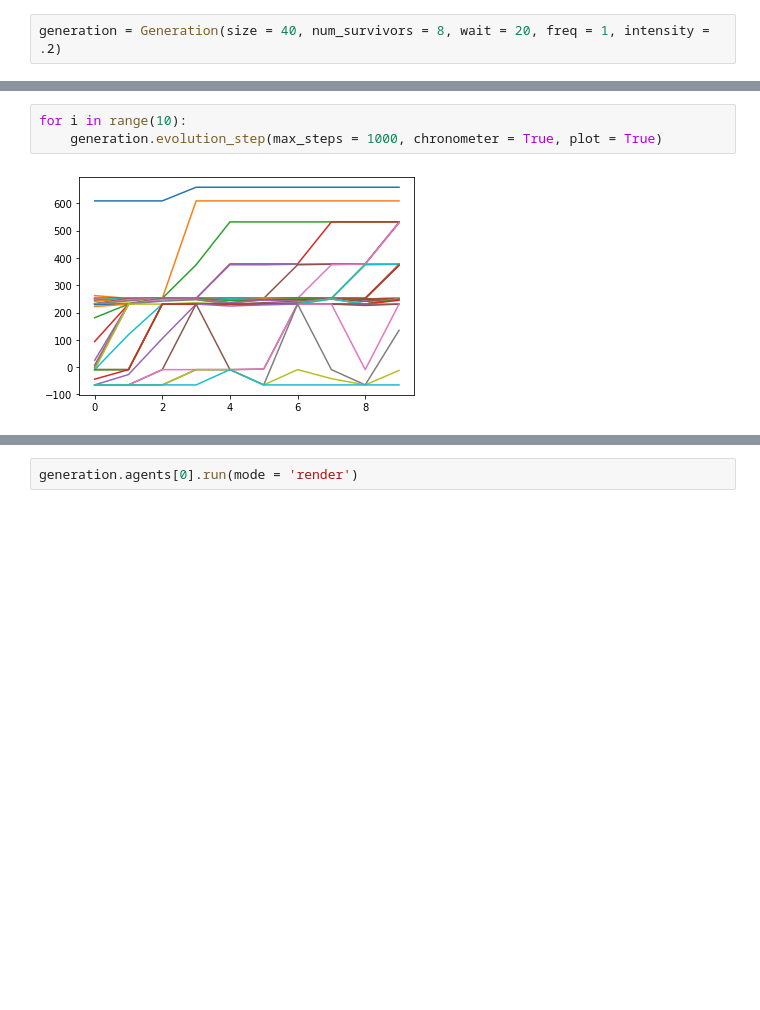
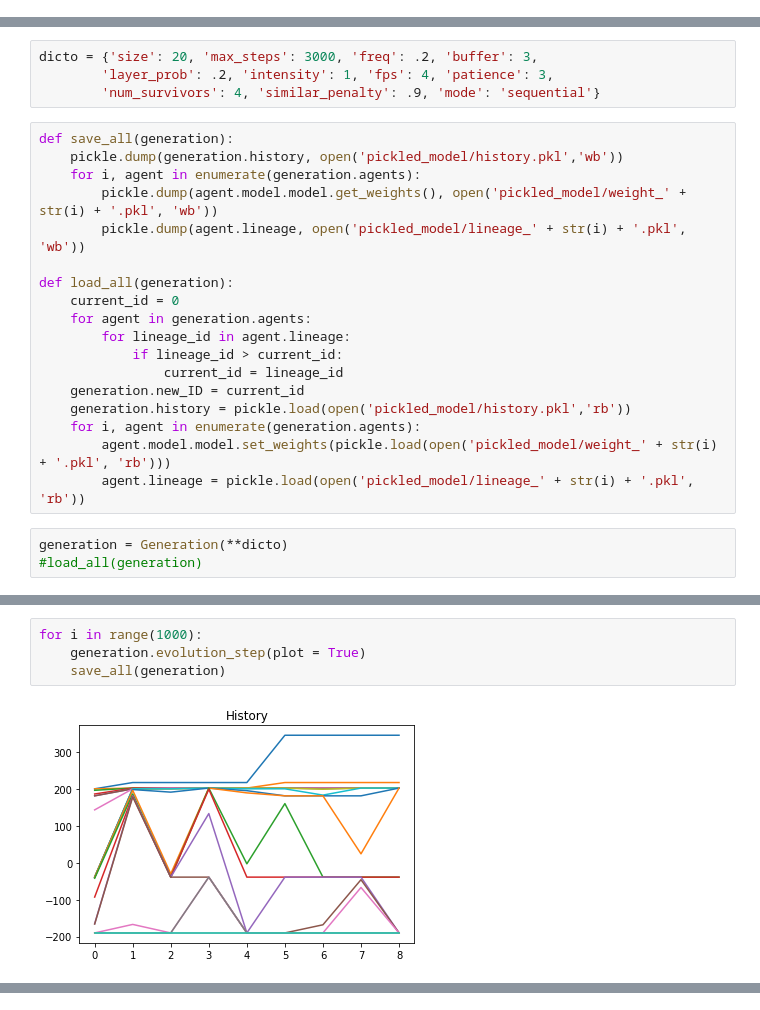
Before and after one commit to arthurnalves/eyenes, a Jupyter notebook: notebooks/evo_agent.ipynb, the cells around one changed output, grey strips where cells are left out. Drawn from its saved outputs; the diff is of its cells as text; blank space fills up the shorter version.

```diff
--- a/notebooks/evo_agent.ipynb
+++ b/notebooks/evo_agent.ipynb
@@ -125,2 +0,0 @@ Using TensorFlow backend.
-# %%
-generation = Generation(size = 40, num_survivors = 8, wait = 20, freq = 1, intensity = .2)
@@ -126,0 +9,25 @@ generation = Generation(size = 40, num_survivors = 8, wait = 20, freq = 1, inten
+# %%
+dicto = {'size': 20, 'max_steps': 3000, 'freq': .2, 'buffer': 3,
+        'layer_prob': .2, 'intensity': 1, 'fps': 4, 'patience': 3,
+        'num_survivors': 4, 'similar_penalty': .9, 'mode': 'sequential'}
+# %%
+def save_all(generation):
+    pickle.dump(generation.history, open('pickled_model/history.pkl','wb'))
+    for i, agent in enumerate(generation.agents):
+        pickle.dump(agent.model.model.get_weights(), open('pickled_model/weight_' + str(i) + '.pkl', 'wb'))
+        pickle.dump(agent.lineage, open('pickled_model/lineage_' + str(i) + '.pkl', 'wb'))
+
+def load_all(generation):
+    current_id = 0
+    for agent in generation.agents:
+        for lineage_id in agent.lineage:
+            if lineage_id > current_id:
+                current_id = lineage_id
+    generation.new_ID = current_id
+    generation.history = pickle.load(open('pickled_model/history.pkl','rb'))
+    for i, agent in enumerate(generation.agents):
+        agent.model.model.set_weights(pickle.load(open('pickled_model/weight_' + str(i) + '.pkl', 'rb')))
+        agent.lineage = pickle.load(open('pickled_model/lineage_' + str(i) + '.pkl', 'rb'))
+# %%
+generation = Generation(**dicto)
+#load_all(generation)
@@ -127,5 +54,6 @@ generation = Generation(size = 40, num_survivors = 8, wait = 20, freq = 1, inten
 # %%
-for i in range(10):
-    generation.evolution_step(max_steps = 1000, chronometer = True, plot = True)
+for i in range(1000):
+    generation.evolution_step(plot = True)
+    save_all(generation)
 # %% [output]
-[figure, old version]
+[figure, new version]
@@ -132,2 +60,0 @@ for i in range(10):
-# %%
-generation.agents[0].run(mode = 'render')
```
Also changed, not shown: parts of 6 cells of this notebook, 19 other files.
